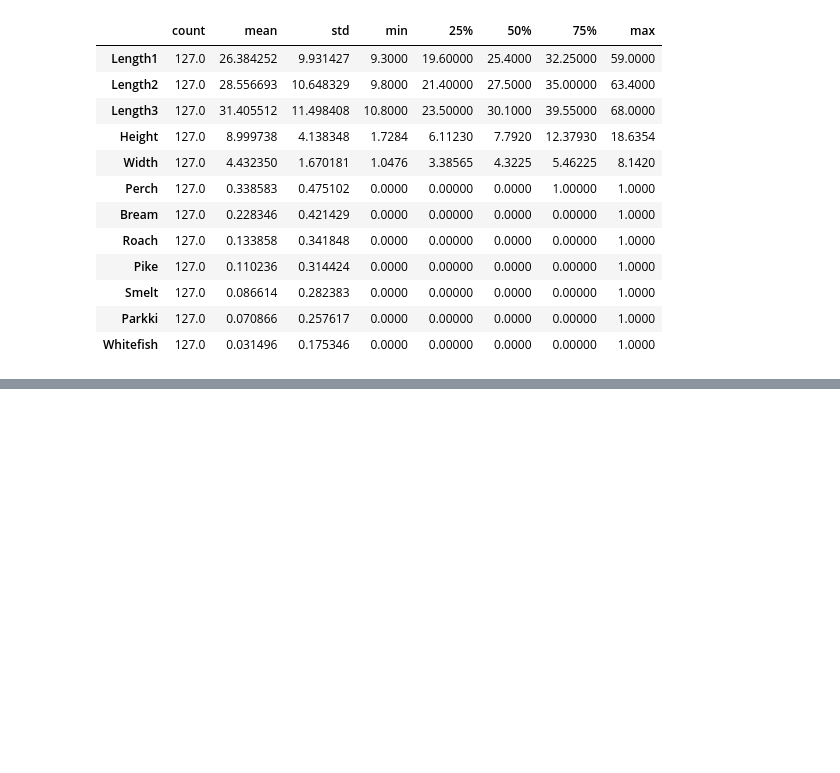
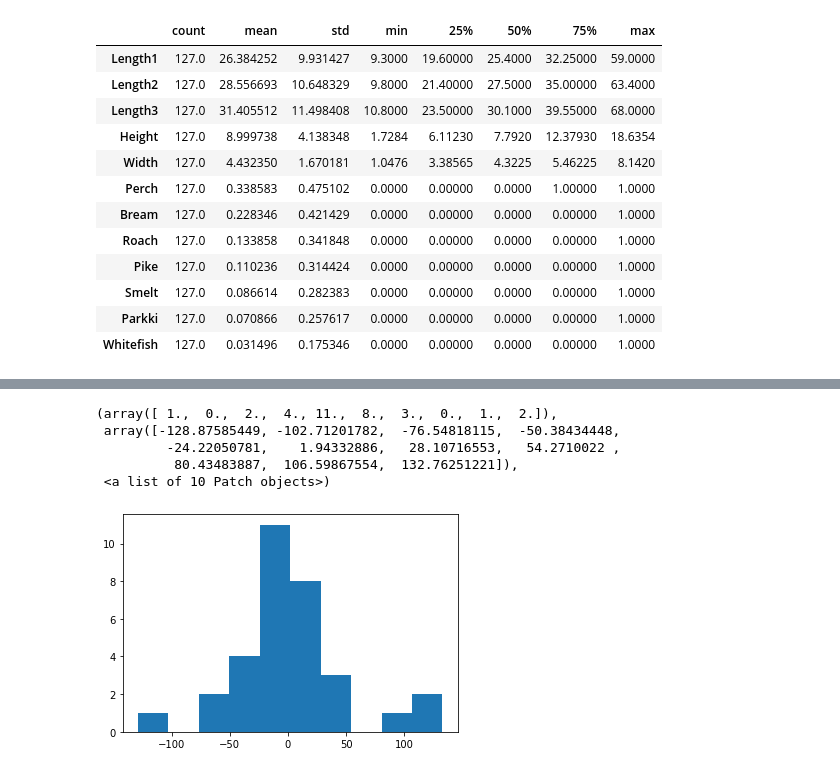
Before and after one commit to bhattronak1/ML-Tensorflow-project, a Jupyter notebook: Fish_Market_Linear_Regression.ipynb, the cells around one changed output, grey strips where cells are left out. Cells and saved outputs as stored; diff of their text form; code cells hidden in the pictures; blank space fills up the shorter version.

```diff
--- a/Fish_Market_Linear_Regression.ipynb
+++ b/Fish_Market_Linear_Regression.ipynb
@@ -83,0 +184,10 @@ train_stat
+# %%
+error= test_predictions - test_label
+plt.hist(error)
+# %% [output]
+(array([ 1.,  0.,  2.,  4., 11.,  8.,  3.,  0.,  1.,  2.]),
+ array([-128.87585449, -102.71201782,  -76.54818115,  -50.38434448,
+         -24.22050781,    1.94332886,   28.10716553,   54.2710022 ,
+          80.43483887,  106.59867554,  132.76251221]),
+ <a list of 10 Patch objects>)
+[figure, added]
```
Also changed, not shown: parts of 10 cells of this notebook.
